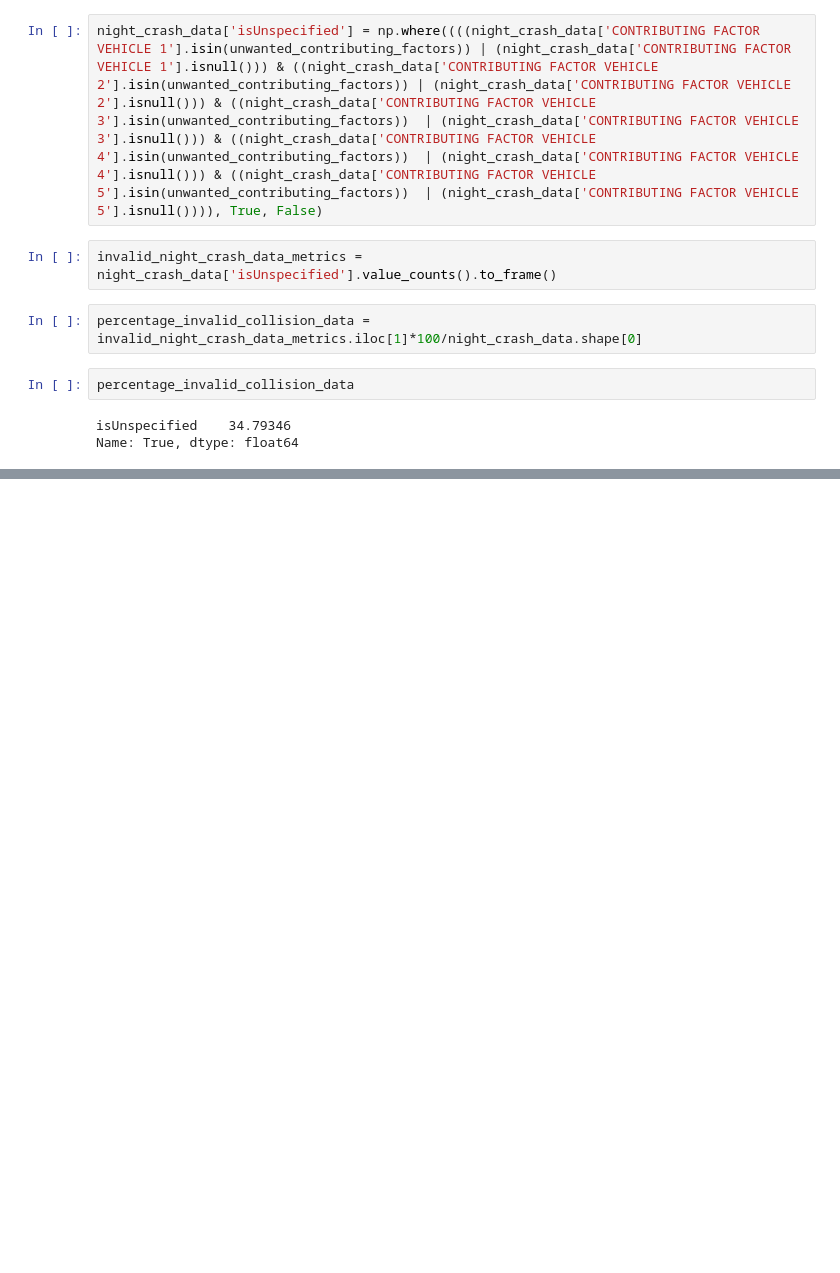
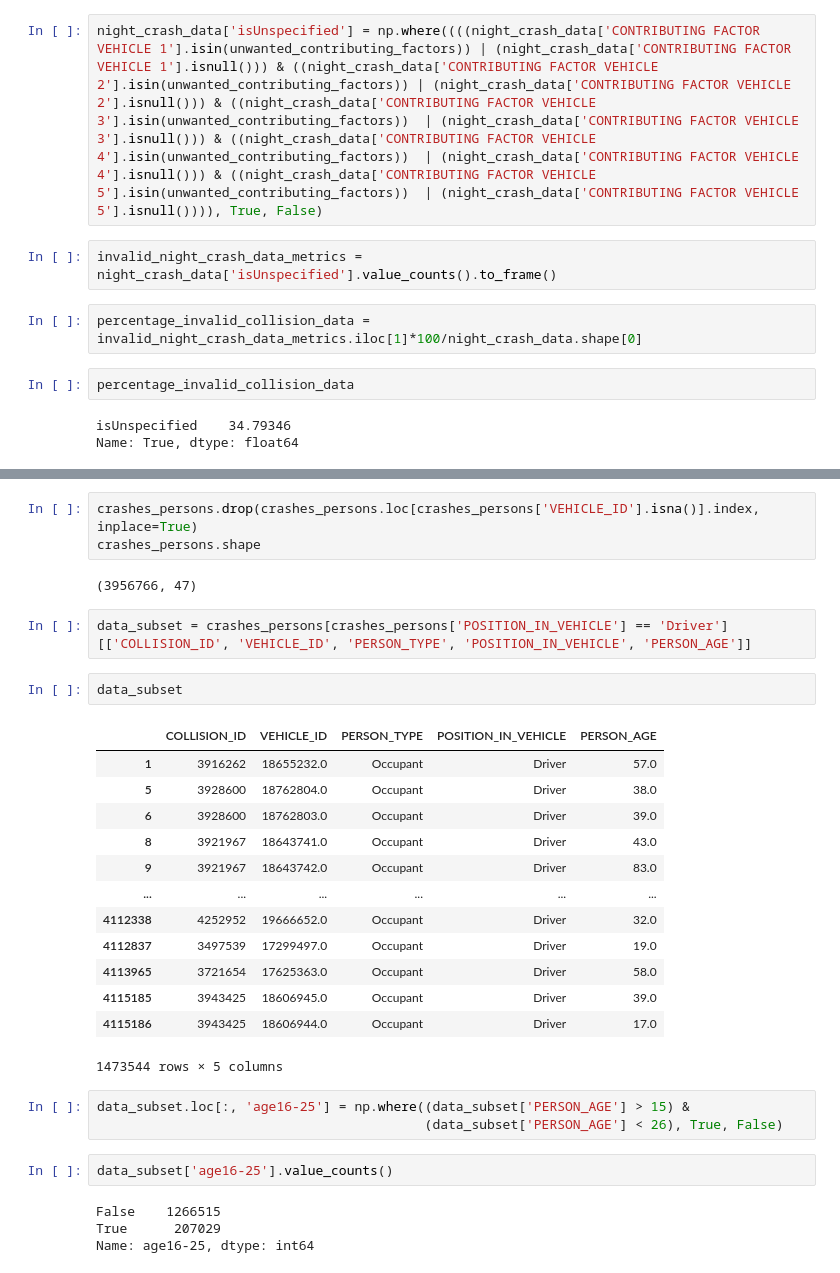
Before and after one commit to SanhitaD207/2020Fall_projects, a Jupyter notebook: NYCMotorVehicleCollisions.ipynb, the cells around one changed output, grey strips where cells are left out. Drawn from its saved outputs; the diff is of its cells as text; blank space fills up the shorter version.

```diff
--- a/NYCMotorVehicleCollisions.ipynb
+++ b/NYCMotorVehicleCollisions.ipynb
@@ -229,0 +210,32 @@ Name: True, dtype: float64
+# %%
+crashes_persons.drop(crashes_persons.loc[crashes_persons['VEHICLE_ID'].isna()].index, inplace=True)
+crashes_persons.shape
+# %% [output]
+(3956766, 47)
+# %%
+data_subset = crashes_persons[crashes_persons['POSITION_IN_VEHICLE'] == 'Driver'][['COLLISION_ID', 'VEHICLE_ID', 'PERSON_TYPE', 'POSITION_IN_VEHICLE', 'PERSON_AGE']]
+# %%
+data_subset
+# %% [output]
+|  | COLLISION_ID | VEHICLE_ID | PERSON_TYPE | POSITION_IN_VEHICLE | PERSON_AGE |
+| 1 | 3916262 | 18655232.0 | Occupant | Driver | 57.0 |
+| 5 | 3928600 | 18762804.0 | Occupant | Driver | 38.0 |
+| 6 | 3928600 | 18762803.0 | Occupant | Driver | 39.0 |
+| 8 | 3921967 | 18643741.0 | Occupant | Driver | 43.0 |
+| 9 | 3921967 | 18643742.0 | Occupant | Driver | 83.0 |
+| ... | ... | ... | ... | ... | ... |
+| 4112338 | 4252952 | 19666652.0 | Occupant | Driver | 32.0 |
+| 4112837 | 3497539 | 17299497.0 | Occupant | Driver | 19.0 |
+| 4113965 | 3721654 | 17625363.0 | Occupant | Driver | 58.0 |
+| 4115185 | 3943425 | 18606945.0 | Occupant | Driver | 39.0 |
+| 4115186 | 3943425 | 18606944.0 | Occupant | Driver | 17.0 |
+1473544 rows × 5 columns
+# %%
+data_subset.loc[:, 'age16-25'] = np.where((data_subset['PERSON_AGE'] > 15) &
+                                          (data_subset['PERSON_AGE'] < 26), True, False)
+# %%
+data_subset['age16-25'].value_counts()
+# %% [output]
+False    1266515
+True      207029
+Name: age16-25, dtype: int64
```
Also changed, not shown: parts of 25 cells of this notebook.
